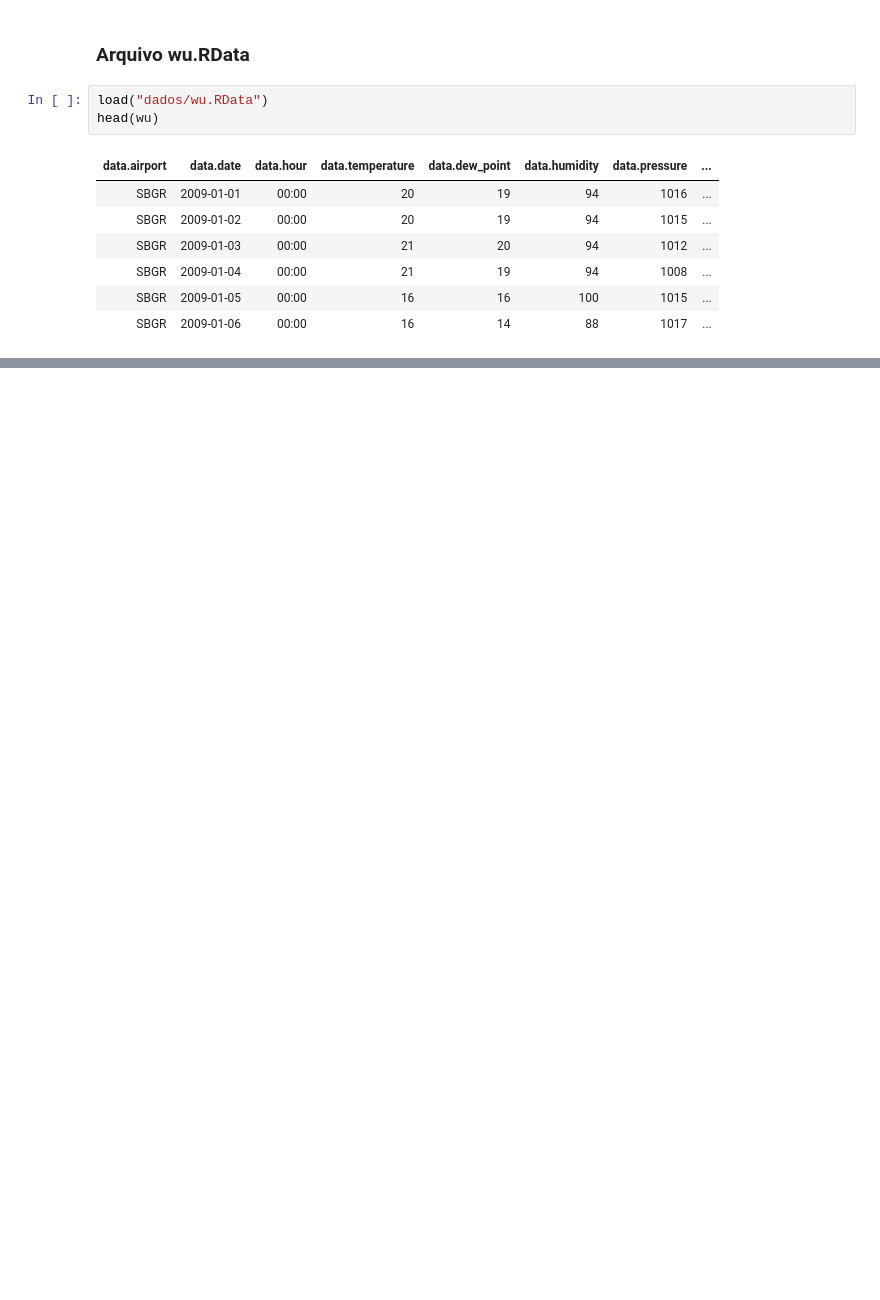
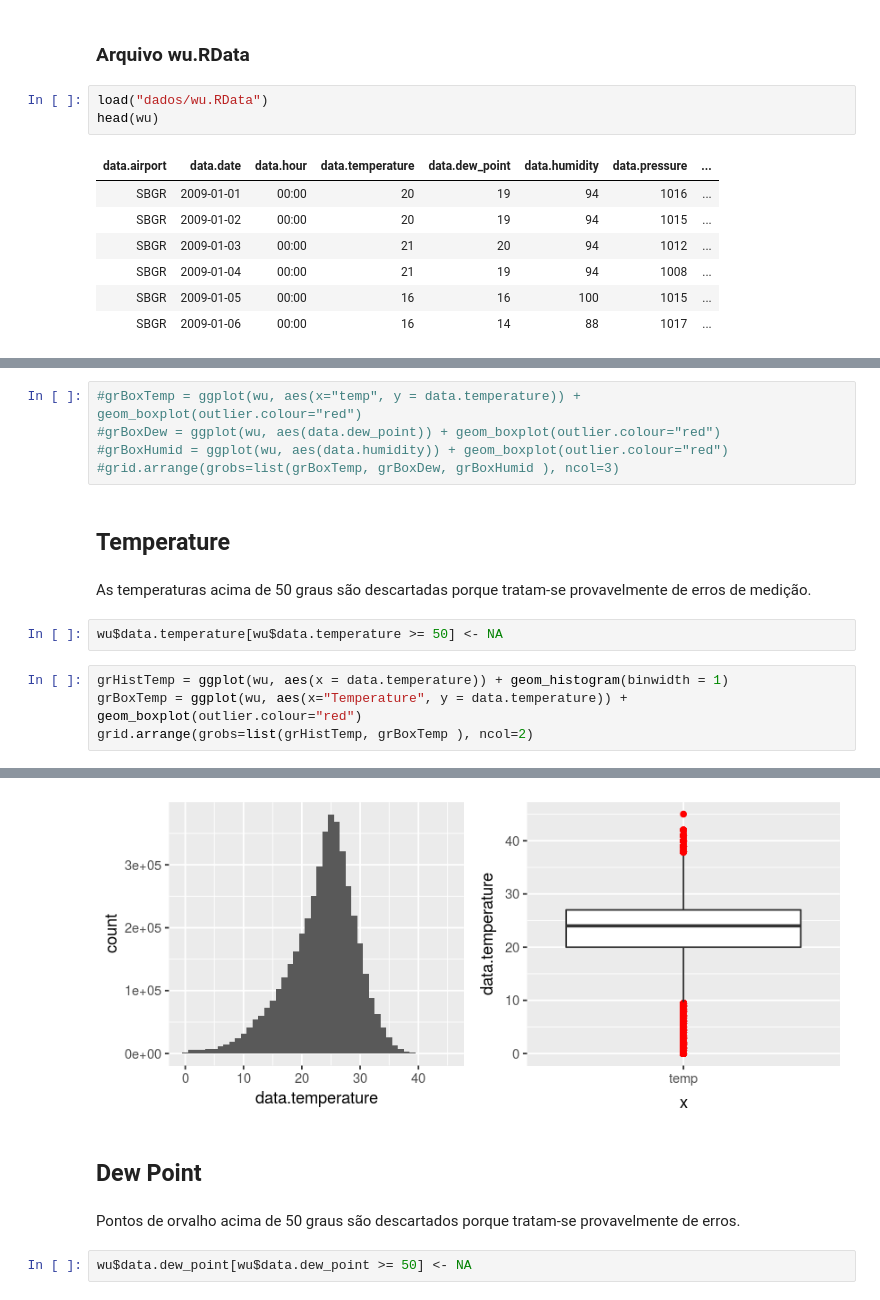
Before and after one commit to jcolares/DM2018, a Jupyter notebook: Jeff.ipynb, the cells around one changed output, grey strips where cells are left out. Cells and saved outputs as stored; diff of their text form; blank space fills up the shorter version.

Commit message:
Análise exploratória e data preparation

```diff
--- a/Jeff.ipynb
+++ b/Jeff.ipynb
@@ -137,0 +137,16 @@ summary(vra)
+# %%
+#grBoxTemp = ggplot(wu, aes(x="temp", y = data.temperature)) + geom_boxplot(outlier.colour="red")
+#grBoxDew = ggplot(wu, aes(data.dew_point)) + geom_boxplot(outlier.colour="red")
+#grBoxHumid = ggplot(wu, aes(data.humidity)) + geom_boxplot(outlier.colour="red")
+#grid.arrange(grobs=list(grBoxTemp, grBoxDew, grBoxHumid ), ncol=3)
+# %% [markdown]
+## Temperature
+# %% [markdown]
+As temperaturas acima de 50 graus são descartadas porque tratam-se provavelmente de erros de medição.
+# %%
+wu$data.temperature[wu$data.temperature >= 50] <- NA
+# %%
+grHistTemp = ggplot(wu, aes(x = data.temperature)) + geom_histogram(binwidth = 1)
+grBoxTemp = ggplot(wu, aes(x="Temperature", y = data.temperature)) + geom_boxplot(outlier.colour="red")
+grid.arrange(grobs=list(grHistTemp, grBoxTemp ), ncol=2)
+# %% [output]
@@ -137,0 +156,7 @@ summary(vra)
+[figure, added]
+# %% [markdown]
+## Dew Point
+# %% [markdown]
+Pontos de orvalho acima de 50 graus são descartados porque tratam-se provavelmente de erros.
+# %%
+wu$data.dew_point[wu$data.dew_point >= 50] <- NA
```
Also changed, not shown: parts of 28 cells of this notebook.
